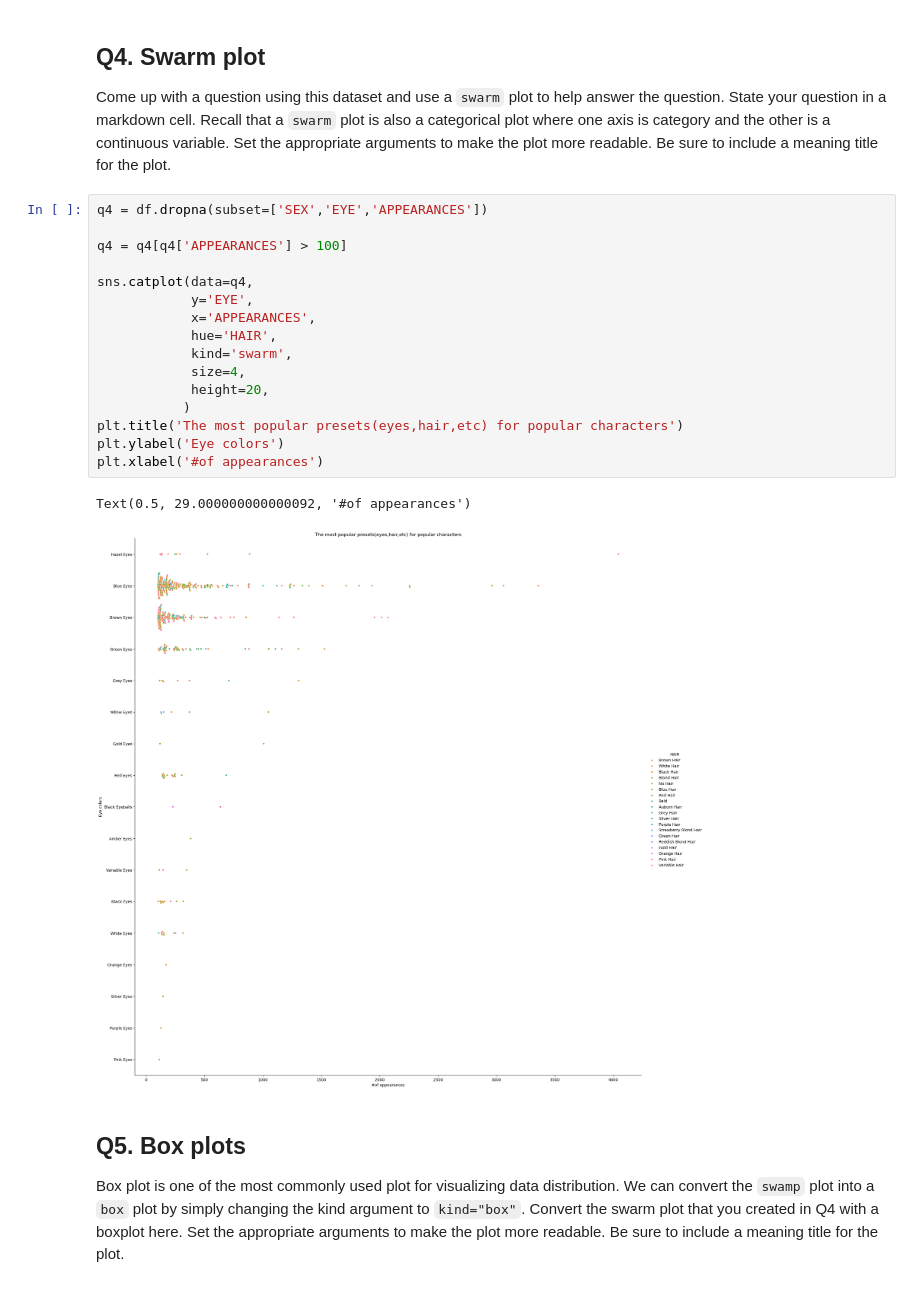
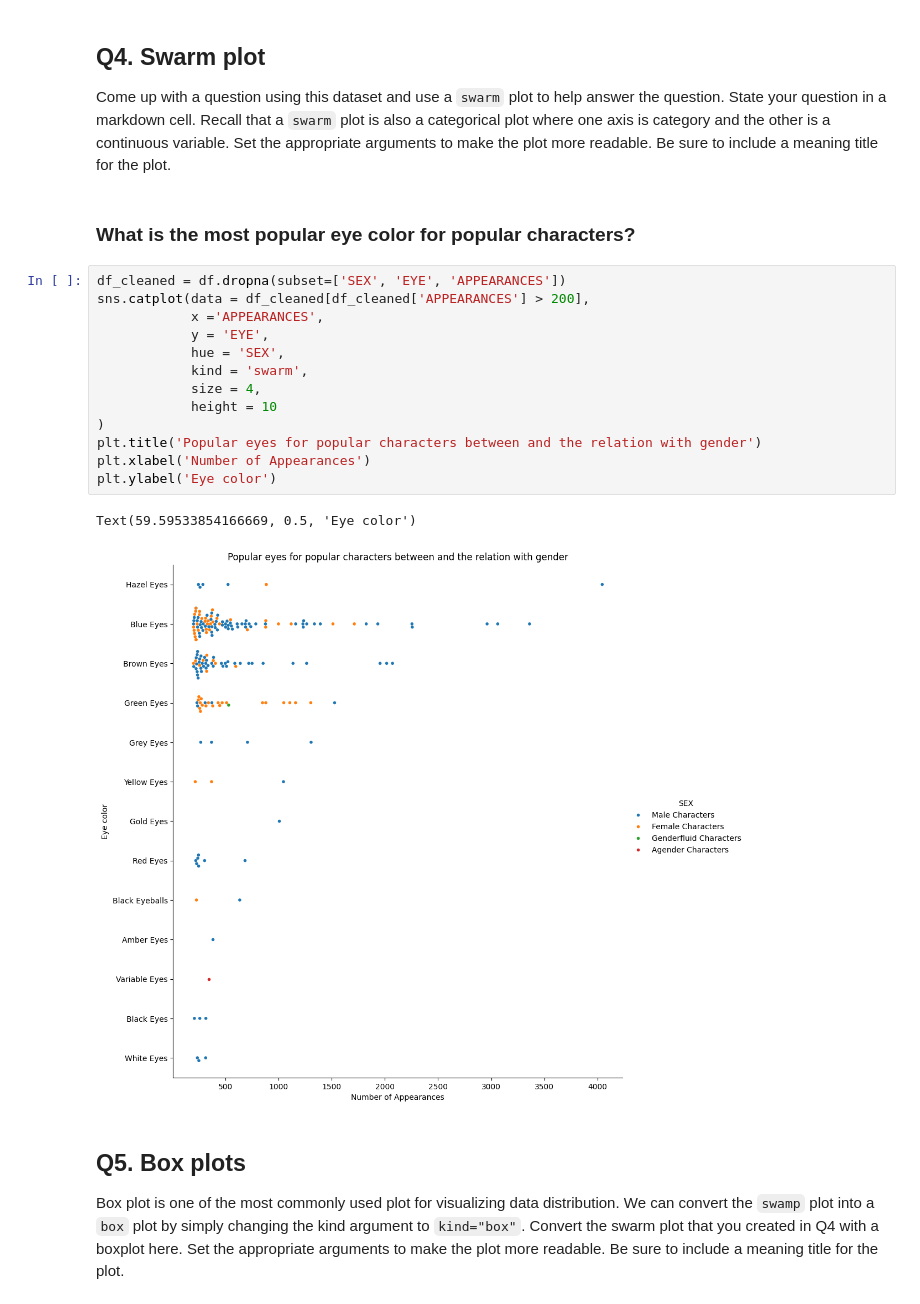
Before and after one commit to CS133-DataVisualization/mini-assignments-Kouryl, a Jupyter notebook: <TamA>_A8/Colab_A8_plot_Marvel.ipynb, the cells around one changed output. Cells and saved outputs as stored; diff of their text form.

```diff
--- a/<TamA>_A8/Colab_A8_plot_Marvel.ipynb
+++ b/<TamA>_A8/Colab_A8_plot_Marvel.ipynb
@@ -61,25 +94,24 @@ Come up with a question using this dataset and use a strip plot that contains mu
 # %% [markdown]
 ## Q4. Swarm plot
 Come up with a question using this dataset and use a `swarm` plot to help answer the question. State your question in a markdown cell. Recall that a `swarm` plot is also a categorical plot where one axis is category and the other is a continuous variable. Set the appropriate arguments to make the plot more readable. Be sure to include a meaning title for the plot.
+# %% [markdown]
+### What is the most popular eye color for popular characters?
 # %%
-q4 = df.dropna(subset=['SEX','EYE','APPEARANCES'])
-
-q4 = q4[q4['APPEARANCES'] > 100]
-
-sns.catplot(data=q4,
-            y='EYE',
-            x='APPEARANCES',
-            hue='HAIR',
-            kind='swarm',
-            size=4,
-            height=20,
-           )
-plt.title('The most popular presets(eyes,hair,etc) for popular characters')
-plt.ylabel('Eye colors')
-plt.xlabel('#of appearances')
+df_cleaned = df.dropna(subset=['SEX', 'EYE', 'APPEARANCES'])
+sns.catplot(data = df_cleaned[df_cleaned['APPEARANCES'] > 200],
+            x ='APPEARANCES',
+            y = 'EYE',
+            hue = 'SEX',
+            kind = 'swarm',
+            size = 4,
+            height = 10
+)
+plt.title('Popular eyes for popular characters between and the relation with gender')
+plt.xlabel('Number of Appearances')
+plt.ylabel('Eye color')
 # %% [output]
-Text(0.5, 29.000000000000092, '#of appearances')
+Text(59.59533854166669, 0.5, 'Eye color')
-[figure, old version]
+[figure, new version]
 # %% [markdown]
 ## Q5. Box plots
 Box plot is one of the most commonly used plot for visualizing data distribution. We can convert the `swamp` plot into a `box` plot by simply changing the kind argument to `kind="box"`. Convert the swarm plot that you created in Q4 with a boxplot here. Set the appropriate arguments to make the plot more readable. Be sure to include a meaning title for the plot.
```
Also changed, not shown: parts of 9 cells of this notebook.
